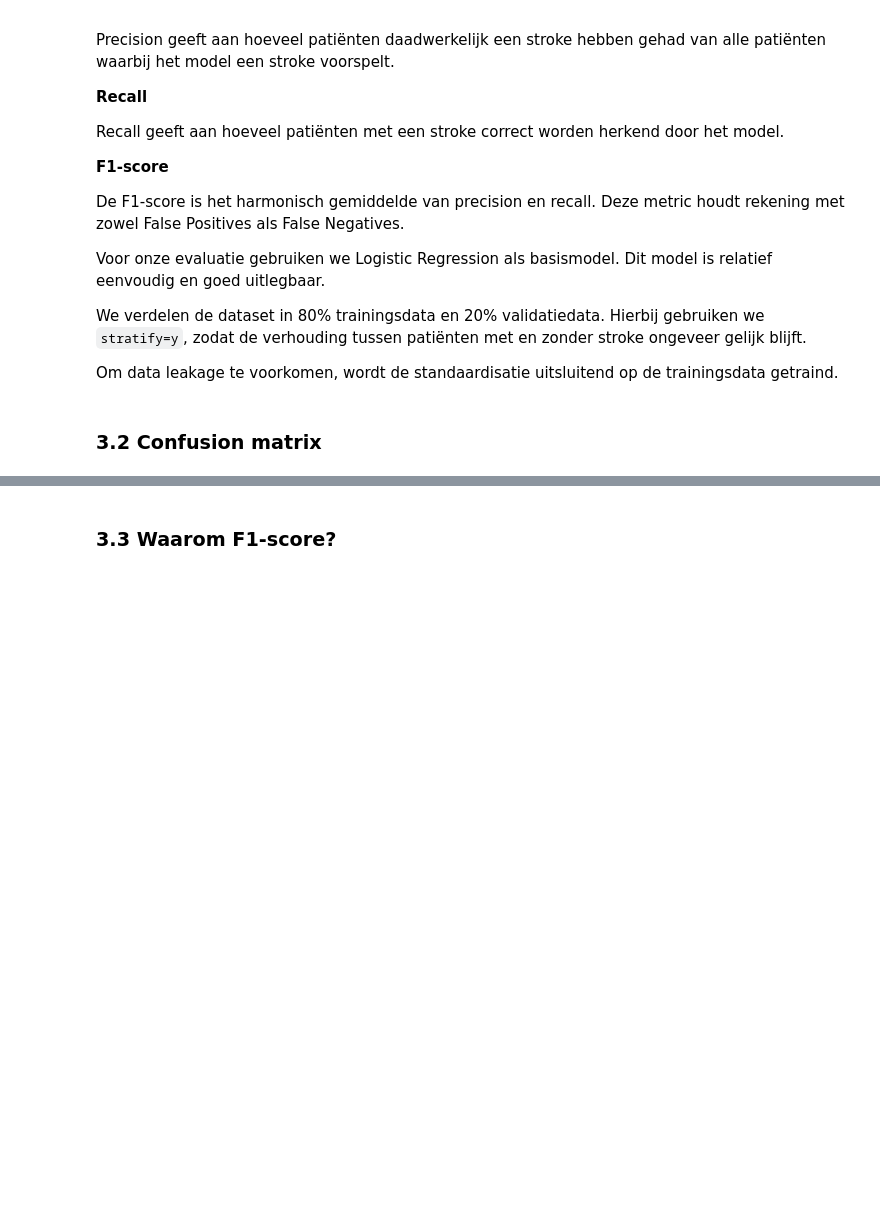
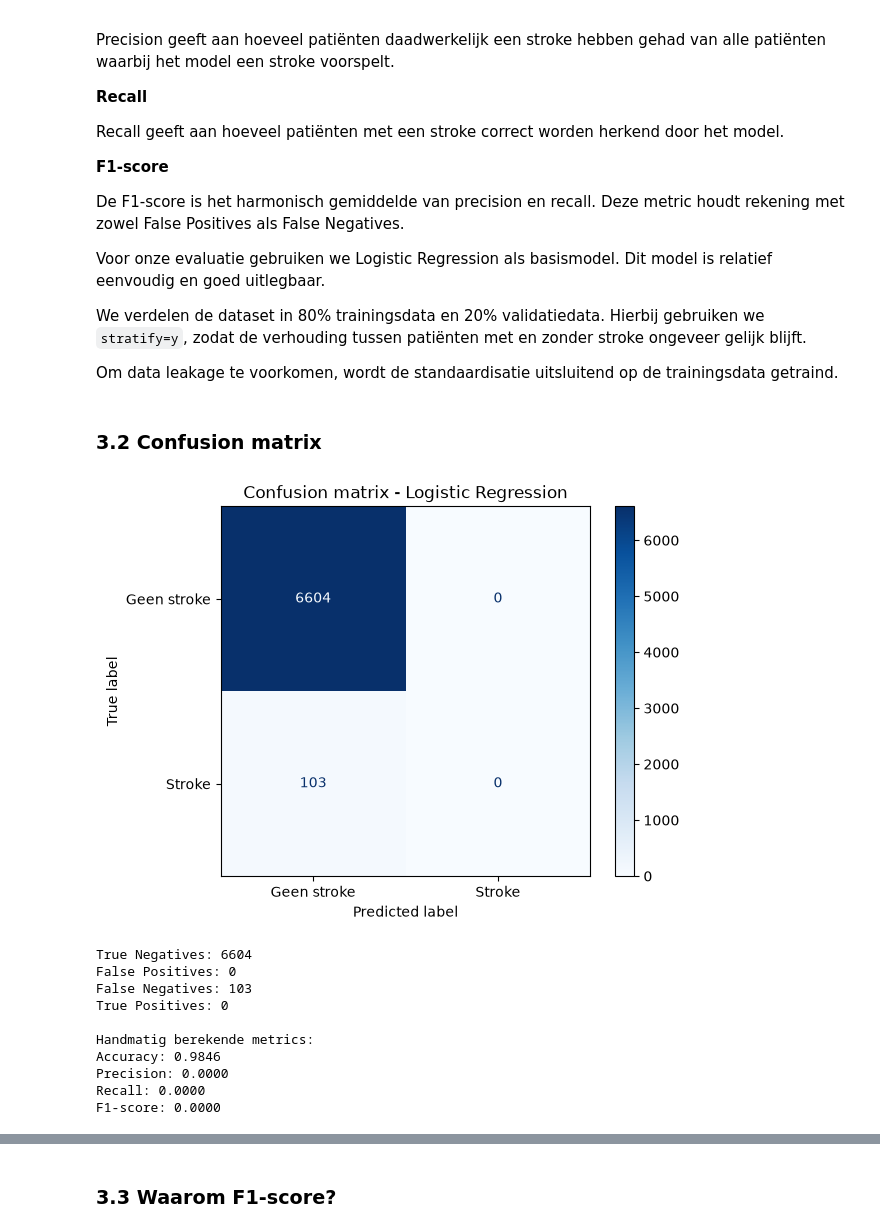
Before and after one commit to rabpie/26-27-Machine-Learning-groep-6, a Jupyter notebook: ML-Voorspel herseninfarct.ipynb, the cells around one changed output, grey strips where cells are left out. Saved outputs shown, nothing was run; the diff lists cells and outputs as text; code cells hidden in the pictures; blank space fills up the shorter version.

```diff
--- a/ML-Voorspel herseninfarct.ipynb
+++ b/ML-Voorspel herseninfarct.ipynb
@@ -720,3 +720,56 @@ We verdelen de dataset in 80% trainingsdata en 20% validatiedata. Hierbij gebrui
 Om data leakage te voorkomen, wordt de standaardisatie uitsluitend op de trainingsdata getraind.
 # %% [markdown]
 ### 3.2 Confusion matrix
+# %%
+
+from sklearn.metrics import confusion_matrix, ConfusionMatrixDisplay
+import matplotlib.pyplot as plt
+
+# Bereken de confusion matrix
+cm = confusion_matrix(y_val, y_pred, labels=[0, 1])
+
+# Visualiseer de confusion matrix
+disp = ConfusionMatrixDisplay(
+    confusion_matrix=cm,
+    display_labels=["Geen stroke", "Stroke"]
+)
+
+disp.plot(cmap="Blues", values_format="d")
+plt.title("Confusion matrix - Logistic Regression")
+plt.show()
+
+# Haal de vier onderdelen uit de matrix
+tn, fp, fn, tp = cm.ravel()
+
+print("True Negatives:", tn)
+print("False Positives:", fp)
+print("False Negatives:", fn)
+print("True Positives:", tp)
+
+# Bereken de metrics met de formules
+accuracy = (tp + tn) / (tp + tn + fp + fn)
+precision = tp / (tp + fp) if tp + fp > 0 else 0
+recall = tp / (tp + fn) if tp + fn > 0 else 0
+
+f1 = (
+    2 * precision * recall / (precision + recall)
+    if precision + recall > 0 else 0
+)
+
+print("\nHandmatig berekende metrics:")
+print(f"Accuracy: {accuracy:.4f}")
+print(f"Precision: {precision:.4f}")
+print(f"Recall: {recall:.4f}")
+print(f"F1-score: {f1:.4f}")
+# %% [output]
+[figure, added]
+True Negatives: 6604
+False Positives: 0
+False Negatives: 103
+True Positives: 0
+
+Handmatig berekende metrics:
+Accuracy: 0.9846
+Precision: 0.0000
+Recall: 0.0000
+F1-score: 0.0000
```
Also changed, not shown: parts of 2 cells of this notebook.
